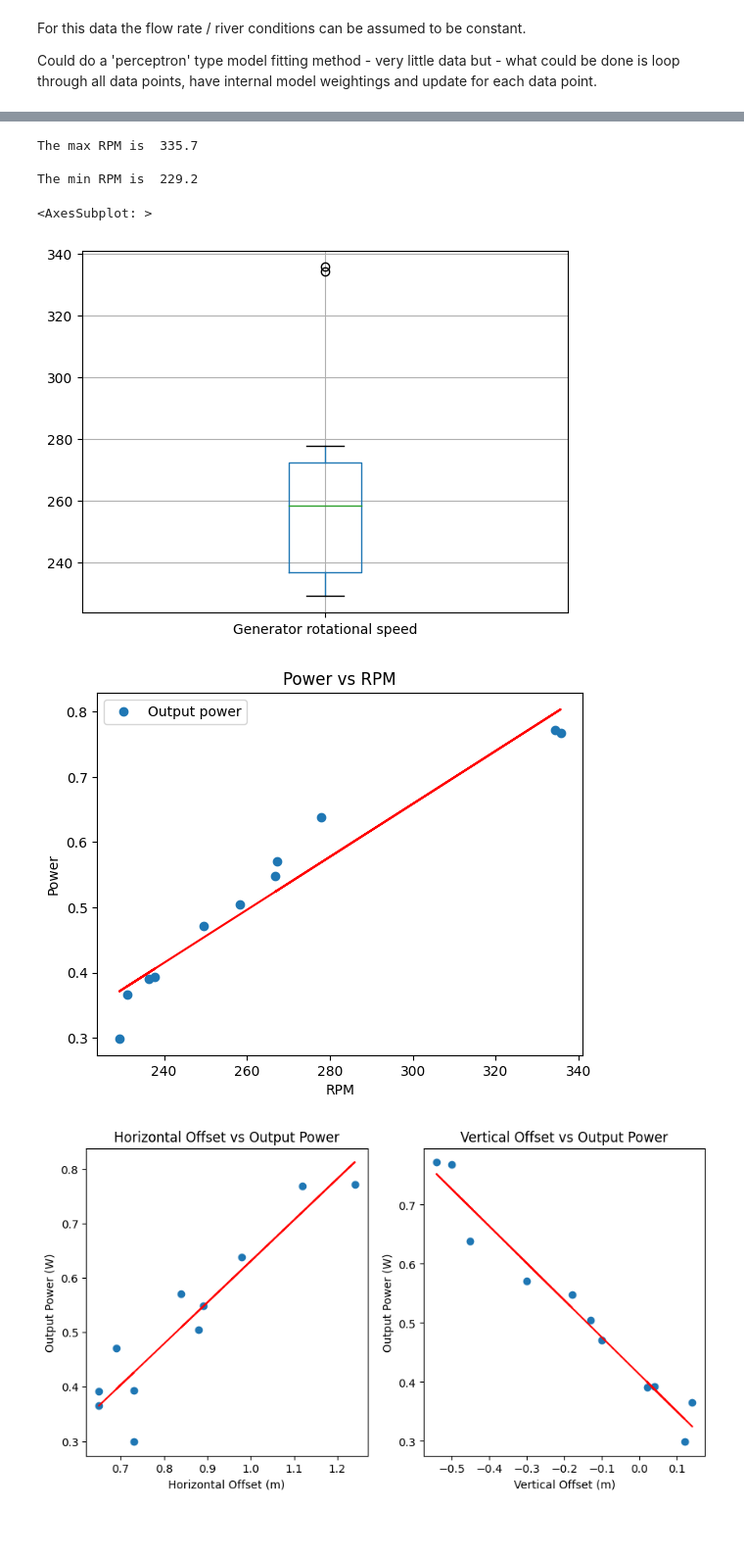
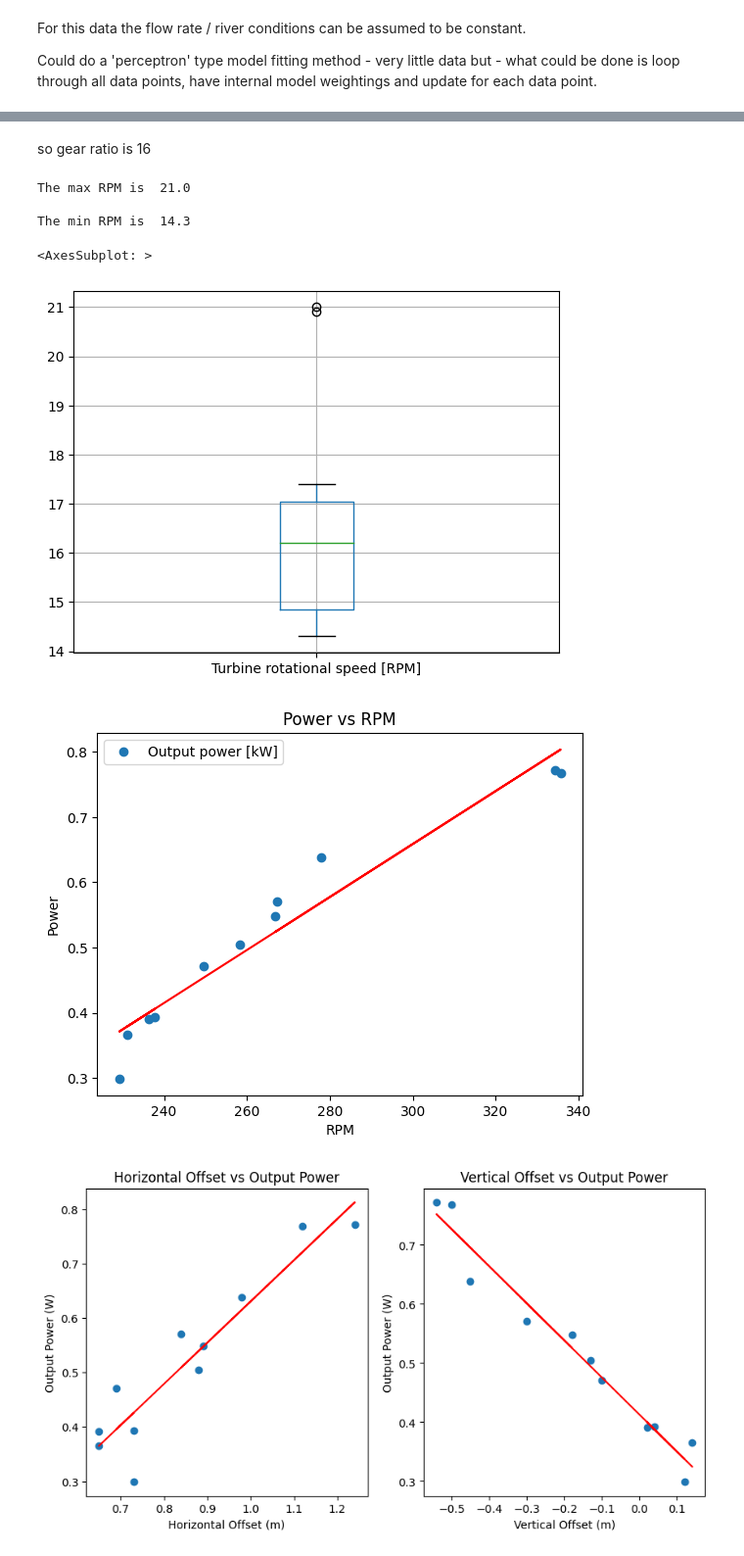
Before and after one commit to pilipb/DP4-code, a Jupyter notebook: testData.ipynb, the cells around one changed output, grey strips where cells are left out. Shown at 98% size. Cells and saved outputs as stored; diff of their text form; code cells hidden in the pictures; blank space fills up the shorter version.

```diff
--- a/testData.ipynb
+++ b/testData.ipynb
@@ -20,3 +20,7 @@ df.head(20)
 | 8 | I | 1.24 | -0.54 | 0.772 | 28.71 | ... |
 | 9 | J | 0.89 | -0.18 | 0.548 | 35.97 | ... |
 | 10 | K | 0.84 | -0.30 | 0.571 | 35.91 | ... |
+# %%
+# calculate the generator gear ratio
+df['gear ratio'] = df['Generator rotational speed [RPM]'] / df['Turbine rotational speed [RPM]']
+df.head(20)
@@ -23,32 +40,34 @@ df.head(20)
+# %% [markdown]
+so gear ratio is 16
 # %%
-print('\nThe max RPM is ', max(df['Generator rotational speed']))
-print('\nThe min RPM is ', min(df['Generator rotational speed']))
+print('\nThe max RPM is ', max(df['Turbine rotational speed [RPM]']))
+print('\nThe min RPM is ', min(df['Turbine rotational speed [RPM]']))
 
 # show a box plot of the RPM data
-df.boxplot(column=['Generator rotational speed'])
+df.boxplot(column=['Turbine rotational speed [RPM]'])
 # %% [output]
-The max RPM is  335.7
+The max RPM is  21.0
 
-The min RPM is  229.2
+The min RPM is  14.3
 <AxesSubplot: >
-[figure, removed]
 # %%
 # plot the Power vs RPM
 import matplotlib.pyplot as plt
 
-df.plot(x='Generator rotational speed', y='Output power', style='o')
+df.plot(x='Generator rotational speed [RPM]', y='Output power [kW]', style='o')
 plt.title('Power vs RPM')
 plt.xlabel('RPM')
 plt.ylabel('Power')
 
 # linear regression
 import numpy as np
-y = np.polyfit(df['Generator rotational speed'], df['Output power'], 1)
+y = np.polyfit(df['Generator rotational speed [RPM]'], df['Output power [kW]'], 1)
 p = np.poly1d(y)
-plt.plot(df['Generator rotational speed'], p(df['Generator rotational speed']), 'r-')
+plt.plot(df['Generator rotational speed [RPM]'], p(df['Generator rotational speed [RPM]']), 'r-')
 plt.show()
 # %% [output]
-[figure, old version]
+[figure, new version]
+[figure, added]
 # %%
 # plot the data - plot output power against horizontal and vertical offset
 
```
Also changed, not shown: parts of 4 cells of this notebook, 6 other files.
